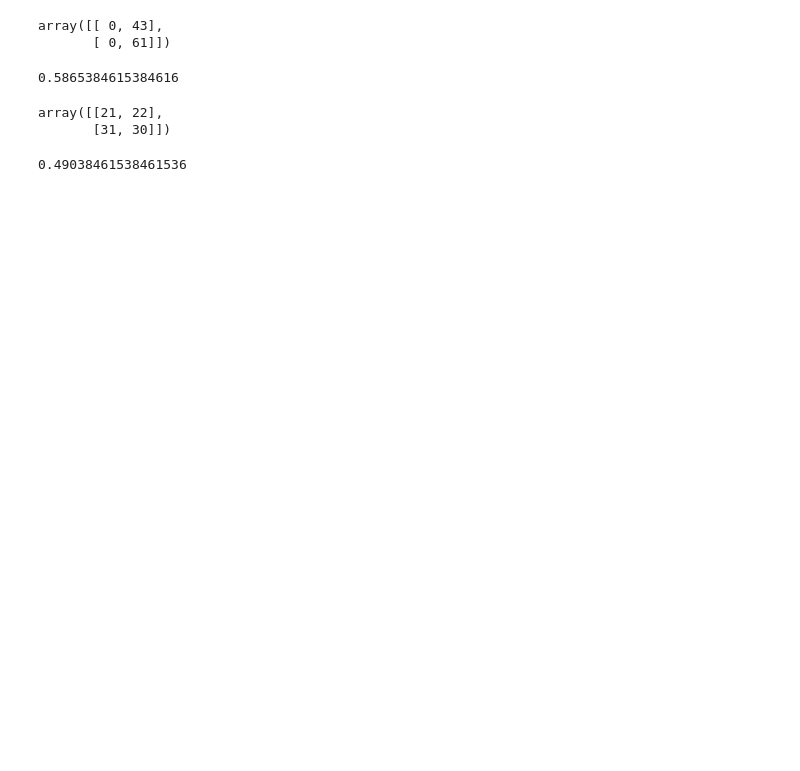
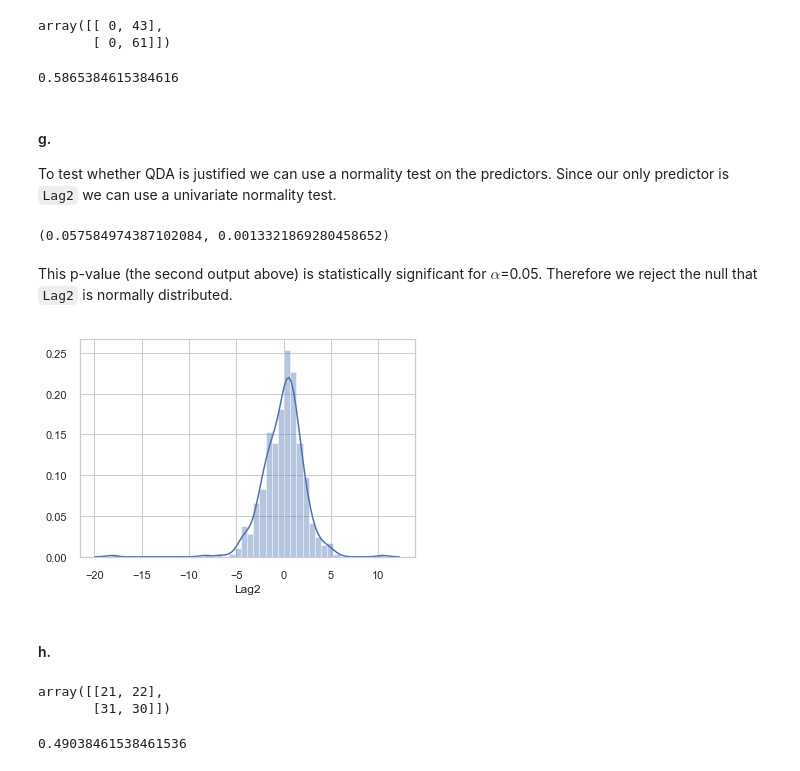
Before and after one commit to mileslucas/coms574, a Jupyter notebook: hw3.ipynb, the cells around one changed output. Cells and saved outputs as stored; diff of their text form; code cells hidden in the pictures; blank space fills up the shorter version.

```diff
--- a/hw3.ipynb
+++ b/hw3.ipynb
@@ -129,6 +201,23 @@ array([[ 0, 43],
 np.trace(cm_qda) / np.sum(cm_qda)
 # %% [output]
 0.5865384615384616
+# %% [markdown]
+#### g.
+
+To test whether QDA is justified we can use a normality test on the predictors. Since our only predictor is `Lag2` we can use a univariate normality test.
+# %%
+from statsmodels.stats.diagnostic import lilliefors
+lilliefors(train[train['Direction'] == 'Down']['Lag2'])
+# %% [output]
+(0.057584974387102084, 0.0013321869280458652)
+# %% [markdown]
+This p-value (the second output above) is statistically significant for $\alpha$=0.05. Therefore we reject the null that `Lag2` is normally distributed.
+# %%
+sns.distplot(train[train['Direction'] == 'Down']['Lag2']);
+# %% [output]
+[figure, added]
+# %% [markdown]
+#### h.
 # %%
 from sklearn.neighbors import KNeighborsClassifier
 knn = KNeighborsClassifier(n_neighbors=1).fit(train[['Lag2']], train.Direction)
```
Also changed, not shown: parts of 20 cells of this notebook.
